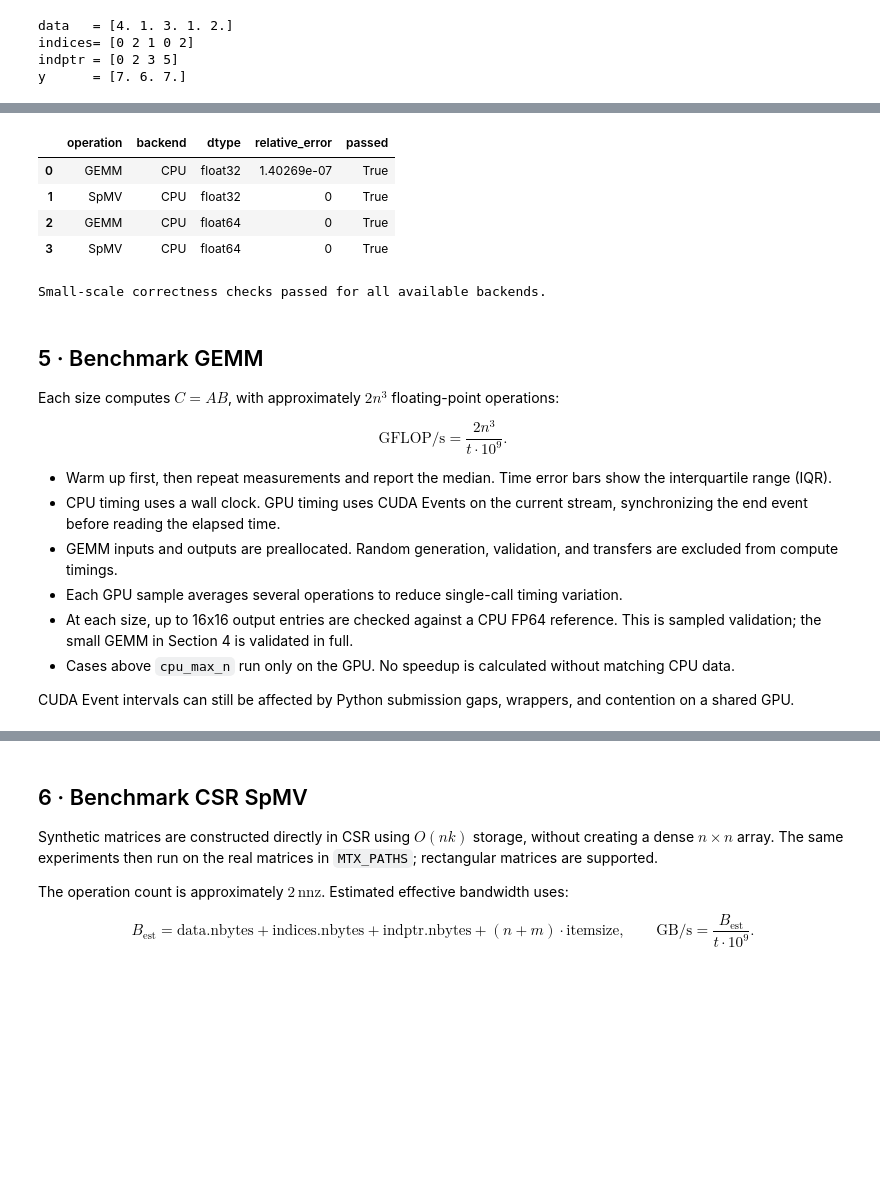
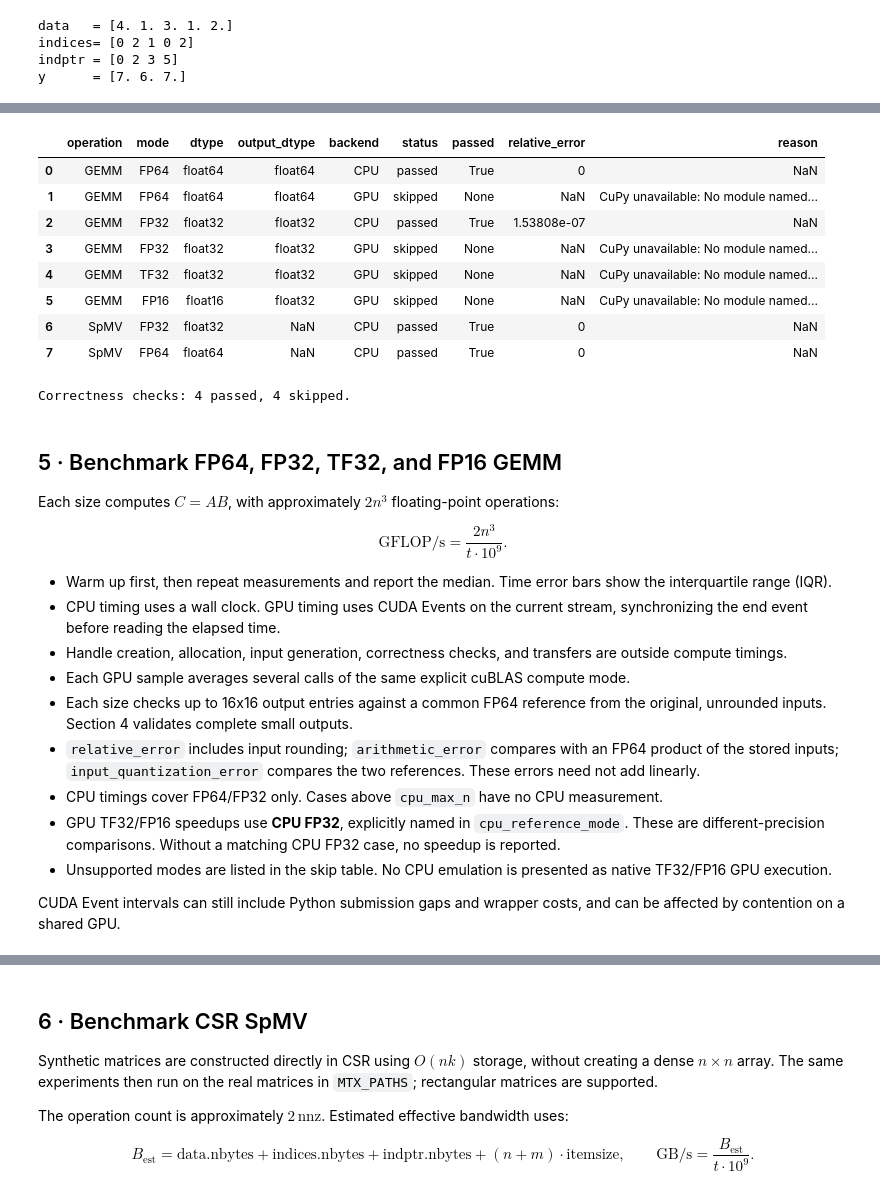
Before and after one commit to kjmakela94/cuBLAST, a Jupyter notebook: basic_benchmark.ipynb, the cells around one changed output, grey strips where cells are left out. Cells and saved outputs as stored; diff of their text form; code cells hidden in the pictures; blank space fills up the shorter version.

```diff
--- a/basic_benchmark.ipynb
+++ b/basic_benchmark.ipynb
@@ -73,7 +76,8 @@ if PROFILE not in PROFILES:
 
 cfg = Config(
     **PROFILES[PROFILE],
-    dtypes=("float32", "float64"),
+    dtypes=("float32", "float64"),  # SpMV storage types
+    gemm_modes=("FP64", "FP32", "TF32", "FP16"),
     nnz_per_row=16,
     warmup=3,
     repeats=7,
@@ -207,16 +243,21 @@ execution so correctness can be investigated before benchmarking.
 # %%
 checks = correctness_demo(gpu, cfg)
 display(checks)
-print("Small-scale correctness checks passed for all available backends.")
+print(f"Correctness checks: {(checks.status == 'passed').sum()} passed, "
+      f"{(checks.status == 'skipped').sum()} skipped.")
 # %% [output]
-|  | operation | backend | dtype | relative_error | passed |
-| 0 | GEMM | CPU | float32 | 1.40269e-07 | True |
-| 1 | SpMV | CPU | float32 | 0 | True |
-| 2 | GEMM | CPU | float64 | 0 | True |
-| 3 | SpMV | CPU | float64 | 0 | True |
+|  | operation | mode | dtype | output_dtype | backend | status | passed | relative_error | reason |
+| 0 | GEMM | FP64 | float64 | float64 | CPU | passed | True | 0 | NaN |
+| 1 | GEMM | FP64 | float64 | float64 | GPU | skipped | None | NaN | CuPy unavailable: No module named... |
+| 2 | GEMM | FP32 | float32 | float32 | CPU | passed | True | 1.53808e-07 | NaN |
+| 3 | GEMM | FP32 | float32 | float32 | GPU | skipped | None | NaN | CuPy unavailable: No module named... |
+| 4 | GEMM | TF32 | float32 | float32 | GPU | skipped | None | NaN | CuPy unavailable: No module named... |
+| 5 | GEMM | FP16 | float16 | float32 | GPU | skipped | None | NaN | CuPy unavailable: No module named... |
+| 6 | SpMV | FP32 | float32 | NaN | CPU | passed | True | 0 | NaN |
+| 7 | SpMV | FP64 | float64 | NaN | CPU | passed | True | 0 | NaN |
-Small-scale correctness checks passed for all available backends.
+Correctness checks: 4 passed, 4 skipped.
 # %% [markdown]
-## 5 · Benchmark GEMM
+## 5 · Benchmark FP64, FP32, TF32, and FP16 GEMM
 
 Each size computes $C=AB$, with approximately $2n^3$ floating-point operations:
 
@@ -224,14 +265,16 @@ $$\mathrm{GFLOP/s}=\frac{2n^3}{t\cdot10^9}.$$
 
 - Warm up first, then repeat measurements and report the median. Time error bars show the interquartile range (IQR).
 - CPU timing uses a wall clock. GPU timing uses CUDA Events on the current stream, synchronizing the end event before reading the elapsed time.
-- GEMM inputs and outputs are preallocated. Random generation, validation, and transfers are excluded from compute timings.
-- Each GPU sample averages several operations to reduce single-call timing variation.
-- At each size, up to 16x16 output entries are checked against a CPU FP64 reference.
-  This is sampled validation; the small GEMM in Section 4 is validated in full.
-- Cases above `cpu_max_n` run only on the GPU. No speedup is calculated without matching CPU data.
+- Handle creation, allocation, input generation, correctness checks, and transfers are outside compute timings.
+- Each GPU sample averages several calls of the same explicit cuBLAS compute mode.
+- Each size checks up to 16x16 output entries against a common FP64 reference from the original, unrounded inputs. Section 4 validates complete small outputs.
+- `relative_error` includes input rounding; `arithmetic_error` compares with an FP64 product of the stored inputs; `input_quantization_error` compares the two references. These errors need not add linearly.
+- CPU timings cover FP64/FP32 only. Cases above `cpu_max_n` have no CPU measurement.
+- GPU TF32/FP16 speedups use **CPU FP32**, explicitly named in `cpu_reference_mode`. These are different-precision comparisons. Without a matching CPU FP32 case, no speedup is reported.
+- Unsupported modes are listed in the skip table. No CPU emulation is presented as native TF32/FP16 GPU execution.
 
-CUDA Event intervals can still be affected by Python submission gaps, wrappers,
-and contention on a shared GPU.
+CUDA Event intervals can still include Python submission gaps and wrapper costs,
+and can be affected by contention on a shared GPU.
 # %%
 gemm_results, gemm_samples, gemm_skips = run_gemm(cfg, gpu)
 if not gemm_results.empty:
```
Also changed, not shown: parts of 18 cells of this notebook, 4 other files.
